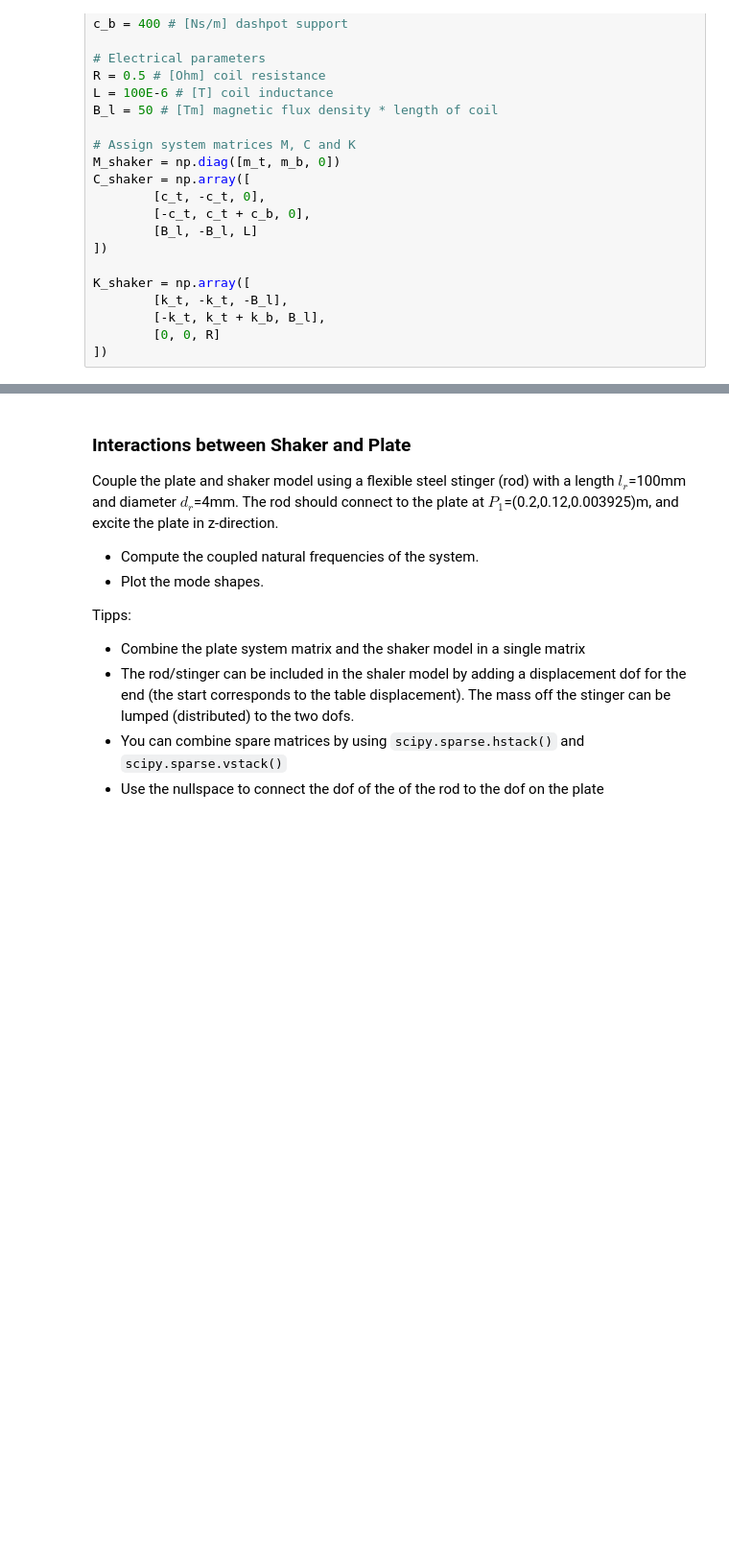
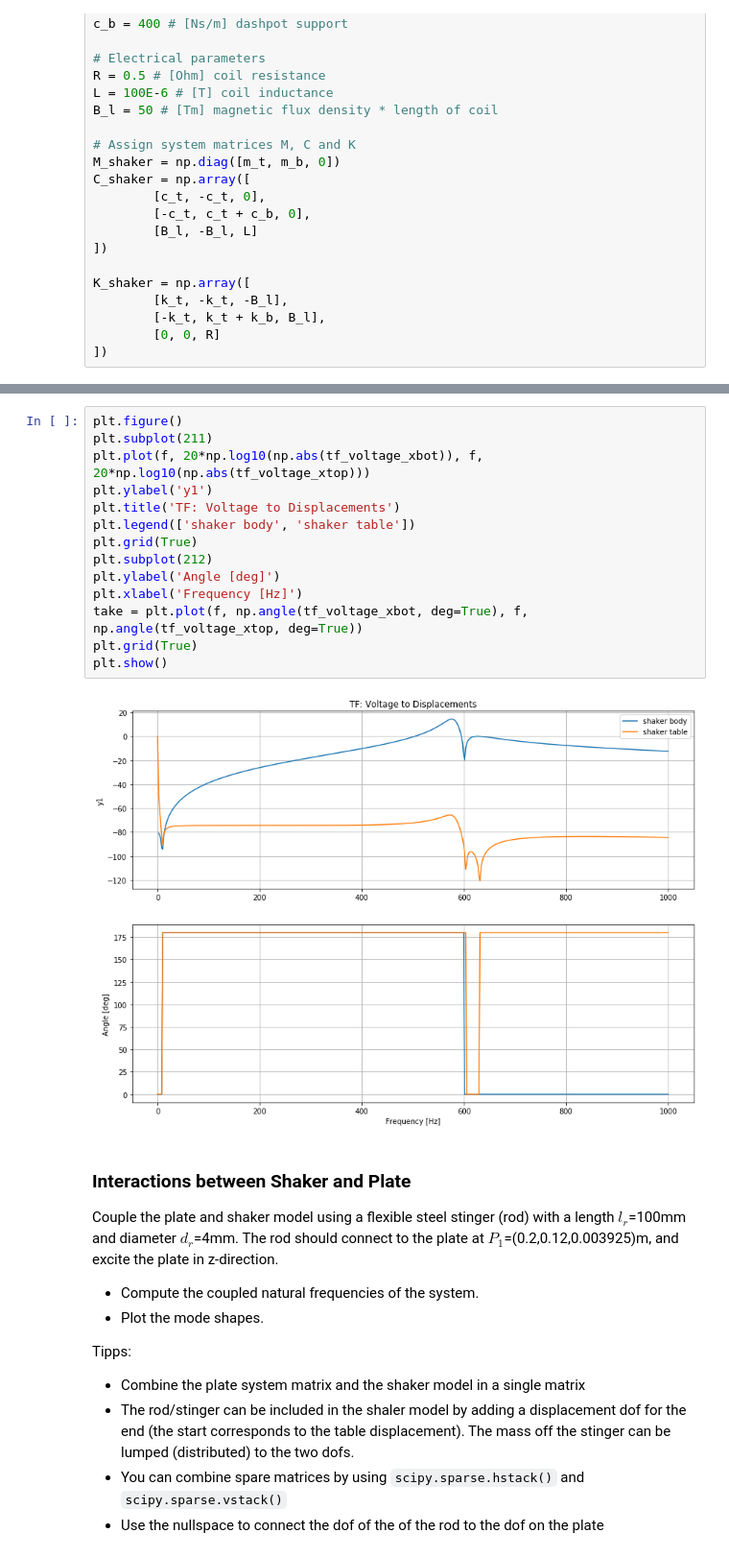
Before and after one commit to phmandl/modalanalyse, a Jupyter notebook: HW4/4_MeasurementTechniques_template_main.ipynb, the cells around one changed output, grey strips where cells are left out. Shown at 96% size. Cells and saved outputs as stored; diff of their text form; blank space fills up the shorter version.

```diff
--- a/HW4/4_MeasurementTechniques_template_main.ipynb
+++ b/HW4/4_MeasurementTechniques_template_main.ipynb
@@ -402,3 +485,19 @@ w = 2*np.pi*f # [rad/s] angular freq. array
+# %%
+plt.figure()
+plt.subplot(211)
+plt.plot(f, 20*np.log10(np.abs(tf_voltage_xbot)), f, 20*np.log10(np.abs(tf_voltage_xtop)))
+plt.ylabel('y1')
+plt.title('TF: Voltage to Displacements')
+plt.legend(['shaker body', 'shaker table'])
+plt.grid(True)
+plt.subplot(212)
+plt.ylabel('Angle [deg]')
+plt.xlabel('Frequency [Hz]')
+take = plt.plot(f, np.angle(tf_voltage_xbot, deg=True), f, np.angle(tf_voltage_xtop, deg=True))
+plt.grid(True)
+plt.show()
+# %% [output]
+[figure, added]
 # %% [markdown]
 ### Interactions between Shaker and Plate
 
```
Also changed, not shown: parts of 13 cells of this notebook.
